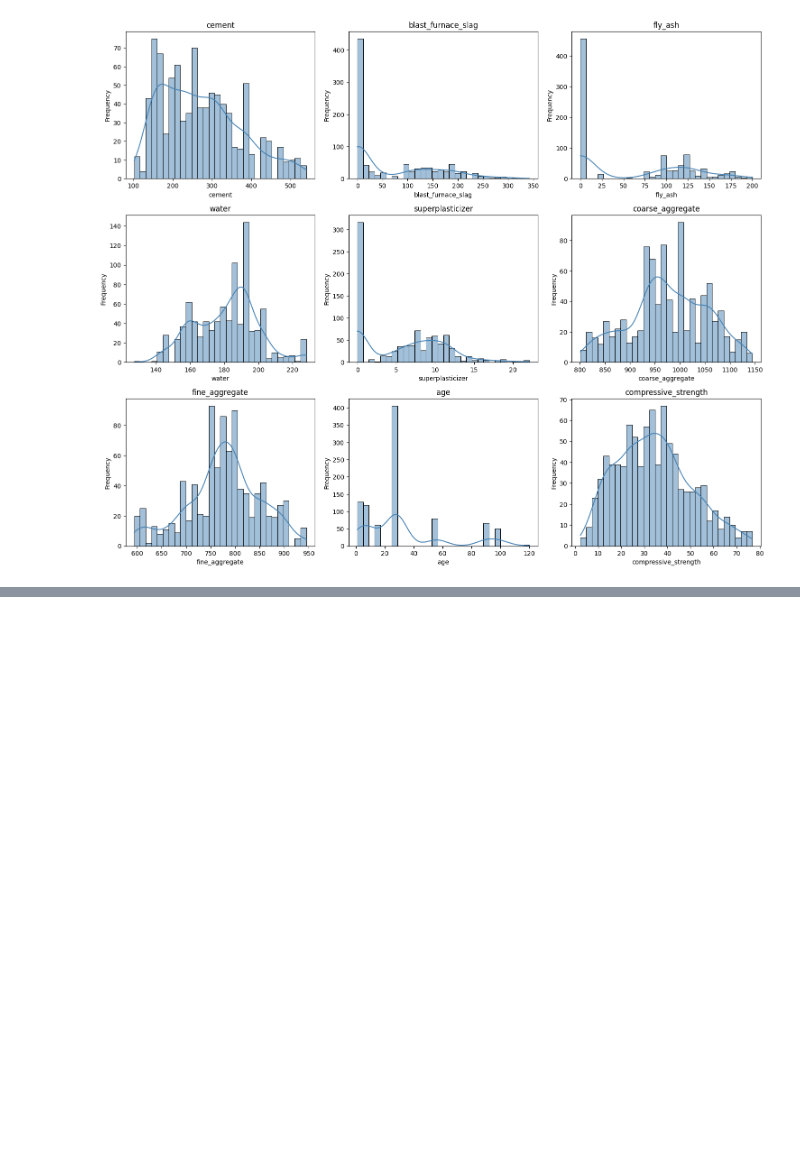
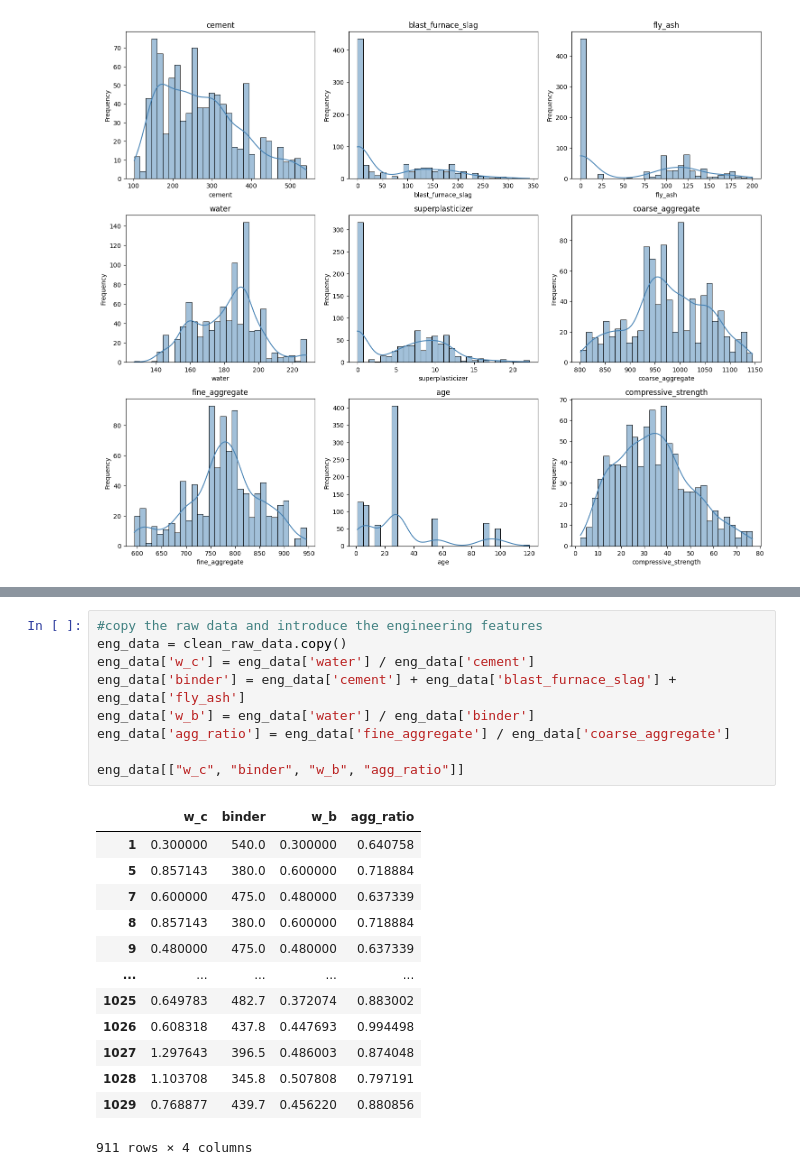
Before and after one commit to AbubakarDanhaya/Concrete_research, a Jupyter notebook: Feature_Design/Data_CleaningAndProcessing/notebook1.ipynb, the cells around one changed output, grey strips where cells are left out. Drawn from its saved outputs; the diff is of its cells as text; blank space fills up the shorter version.

```diff
--- a/Feature_Design/Data_CleaningAndProcessing/notebook1.ipynb
+++ b/Feature_Design/Data_CleaningAndProcessing/notebook1.ipynb
@@ -170,0 +193,23 @@ plt.show()
+# %%
+#copy the raw data and introduce the engineering features
+eng_data = clean_raw_data.copy()
+eng_data['w_c'] = eng_data['water'] / eng_data['cement']
+eng_data['binder'] = eng_data['cement'] + eng_data['blast_furnace_slag'] + eng_data['fly_ash']
+eng_data['w_b'] = eng_data['water'] / eng_data['binder']
+eng_data['agg_ratio'] = eng_data['fine_aggregate'] / eng_data['coarse_aggregate']
+
+eng_data[["w_c", "binder", "w_b", "agg_ratio"]]
+# %% [output]
+|  | w_c | binder | w_b | agg_ratio |
+| 1 | 0.300000 | 540.0 | 0.300000 | 0.640758 |
+| 5 | 0.857143 | 380.0 | 0.600000 | 0.718884 |
+| 7 | 0.600000 | 475.0 | 0.480000 | 0.637339 |
+| 8 | 0.857143 | 380.0 | 0.600000 | 0.718884 |
+| 9 | 0.480000 | 475.0 | 0.480000 | 0.637339 |
+| ... | ... | ... | ... | ... |
+| 1025 | 0.649783 | 482.7 | 0.372074 | 0.883002 |
+| 1026 | 0.608318 | 437.8 | 0.447693 | 0.994498 |
+| 1027 | 1.297643 | 396.5 | 0.486003 | 0.874048 |
+| 1028 | 1.103708 | 345.8 | 0.507808 | 0.797191 |
+| 1029 | 0.768877 | 439.7 | 0.456220 | 0.880856 |
+911 rows × 4 columns
```
Also changed, not shown: parts of 2 cells of this notebook.
